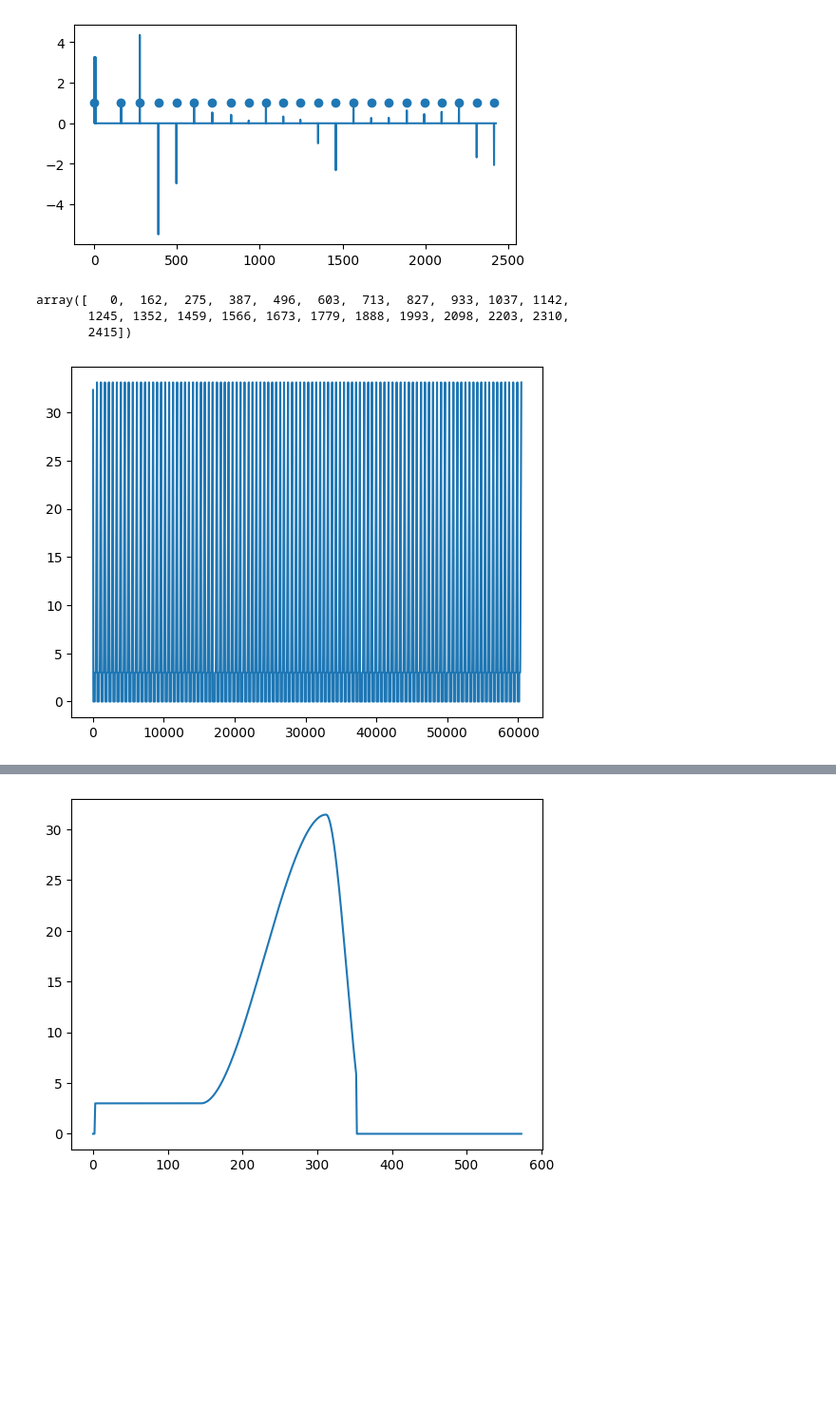
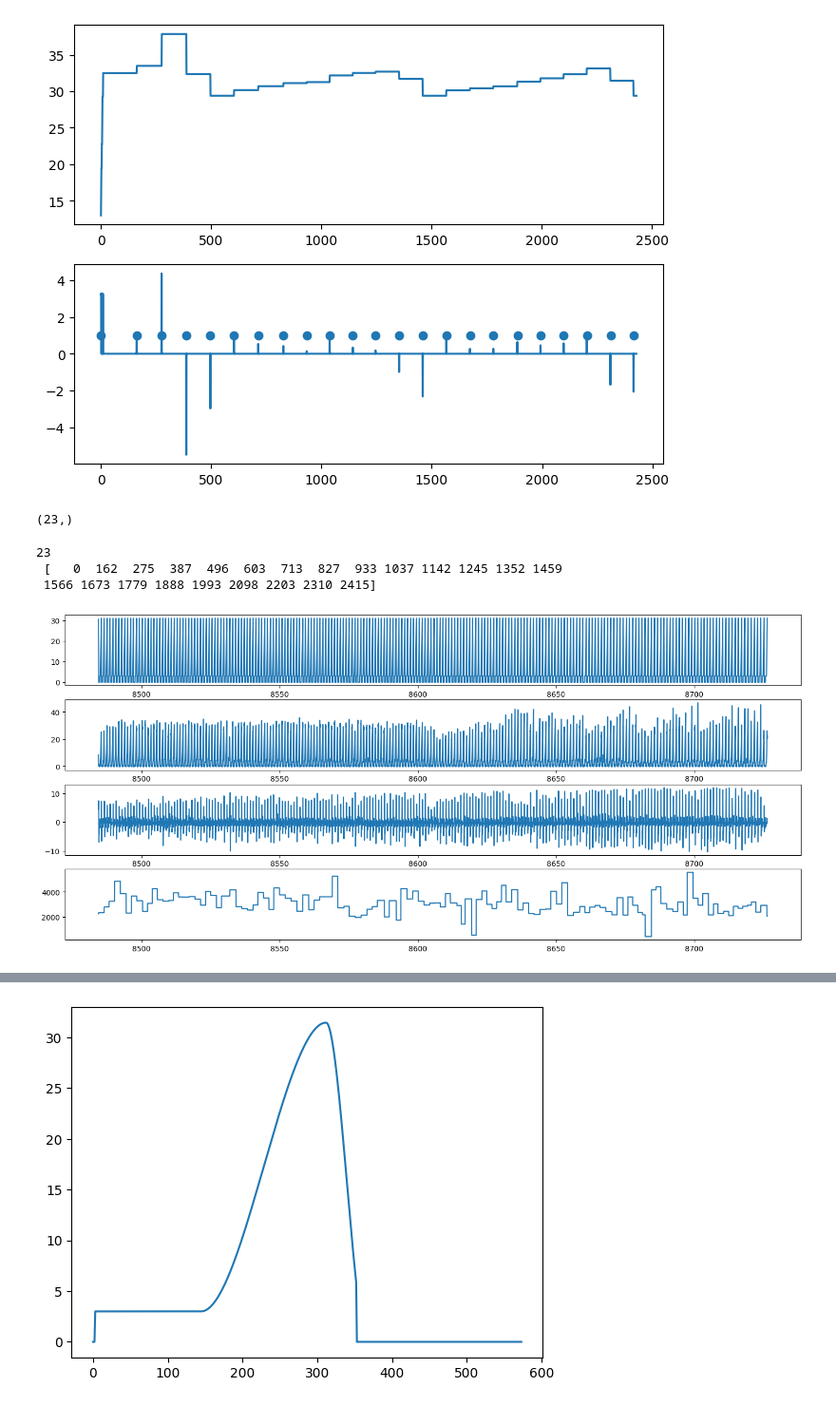
Before and after one commit to helifengctw/exoskeleton, a Jupyter notebook: pro_extract_data.ipynb, the cells around one changed output, grey strips where cells are left out. Shown at 95% size. Drawn from its saved outputs; the diff is of its cells as text; code cells hidden in the pictures; blank space fills up the shorter version.

```diff
--- a/pro_extract_data.ipynb
+++ b/pro_extract_data.ipynb
@@ -108,14 +183,0 @@ print(gait_split_points[0], gait_split_points[-1])
-# %%
-src_torque = data_list[2, :]
-peak_torque_value = []
-peak_torque_points = []
-for i in range(len(gait_split_points) - 3):
-    peak_index = gait_split_points[i] + np.argmax(src_torque[gait_split_points[i]: gait_split_points[i+1]])
-    peak_torque_value.append(src_torque[peak_index])
-    peak_torque_points.append(peak_index)
-
-peak_torque_value = np.array(peak_torque_value)
-print(len(peak_torque_value))
-plt.plot(peak_torque_value)
-plt.show()
-print(peak_torque_value[0: 20])
@@ -129,27 +184,36 @@ print(peak_torque_value[0: 20])
 # %%
+peak_torque_value = []
+peak_torque_points = []
+for i in range(len(gait_split_points) - 1):
+    peak_index = gait_split_points[i] + np.argmax(taudesL_ADP_array[gait_split_points[i]: gait_split_points[i+1]])
+    peak_torque_value.append(taudesL_ADP_array[peak_index])
+    peak_torque_points.append(peak_index)
+
+peak_torque_value = np.array(peak_torque_value)
 convert_points = peak_torque_value[1: len(peak_torque_value)] - peak_torque_value[0: len(peak_torque_value) - 1]
-
 filter_convert_points = []
 skip_count = 0
+
 for i in range(len(convert_points)):
     if skip_count == 0 and abs(convert_points[i]) > 0.1:
         filter_convert_points.append(i)
         skip_count += 1
     if 0 < skip_count < 10:
         skip_count += 1
     else :
         skip_count = 0
 
 filter_convert_points = np.array(filter_convert_points)
 
-fig = plt.figure(num=1, figsize=[6, 3])
-ax1 = fig.add_subplot(111)
-ax1.plot(convert_points)
-ax1.scatter(filter_convert_points, np.ones(len(filter_convert_points)))
+fig = plt.figure(num=2, figsize=(8, 6))
+ax1 = fig.add_subplot(211)
+ax1.plot(peak_torque_value)
+
+ax2 = fig.add_subplot(212)
+ax2.plot(convert_points)
+ax2.scatter(filter_convert_points, np.ones(len(filter_convert_points)))
+
 plt.show()
-filter_convert_points
 # %% [output]
-[figure, old version]
+[figure, new version]
-array([   0,  162,  275,  387,  496,  603,  713,  827,  933, 1037, 1142,
-       1245, 1352, 1459, 1566, 1673, 1779, 1888, 1993, 2098, 2203, 2310,
-       2415])
+(23,)
@@ -159,6 +220,25 @@ grade_split_points = peak_torque_points[filter_convert_points]
 # %%
-i = 20
-plt.plot(data_list[2, grade_split_points[i]: grade_split_points[i+1]])
+print(len(filter_convert_points), '\n', filter_convert_points)
+peak_torque_points = np.array(peak_torque_points)
+grade_split_points = peak_torque_points[filter_convert_points]
+i = 7
+
+fig = plt.figure(num= 4, figsize=(18, 8))
+ax1 = fig.add_subplot(411)
+ax1.plot(time_ADP_array[grade_split_points[i]: grade_split_points[i+2]], taudesL_ADP_array[grade_split_points[i]: grade_split_points[i+2]])
+
+ax2 = fig.add_subplot(412)
+ax2.plot(time_ADP_array[grade_split_points[i]: grade_split_points[i+2]], tauL_ADP_array[grade_split_points[i]: grade_split_points[i+2]])
+
+ax3 = fig.add_subplot(413)
+ax3.plot(time_ADP_array[grade_split_points[i]: grade_split_points[i+2]], velaL_ADP_array[grade_split_points[i]: grade_split_points[i+2]])
+
+ax4 = fig.add_subplot(414)
+ax4.plot(time_ADP_array[grade_split_points[i]: grade_split_points[i+2]], ENG_ADP_array[grade_split_points[i]: grade_split_points[i+2]])
+
 plt.show()
 # %% [output]
+23
+ [   0  162  275  387  496  603  713  827  933 1037 1142 1245 1352 1459
+ 1566 1673 1779 1888 1993 2098 2203 2310 2415]
-[figure, old version]
+[figure, new version]
```
Also changed, not shown: parts of 9 cells of this notebook, 1 other file.
